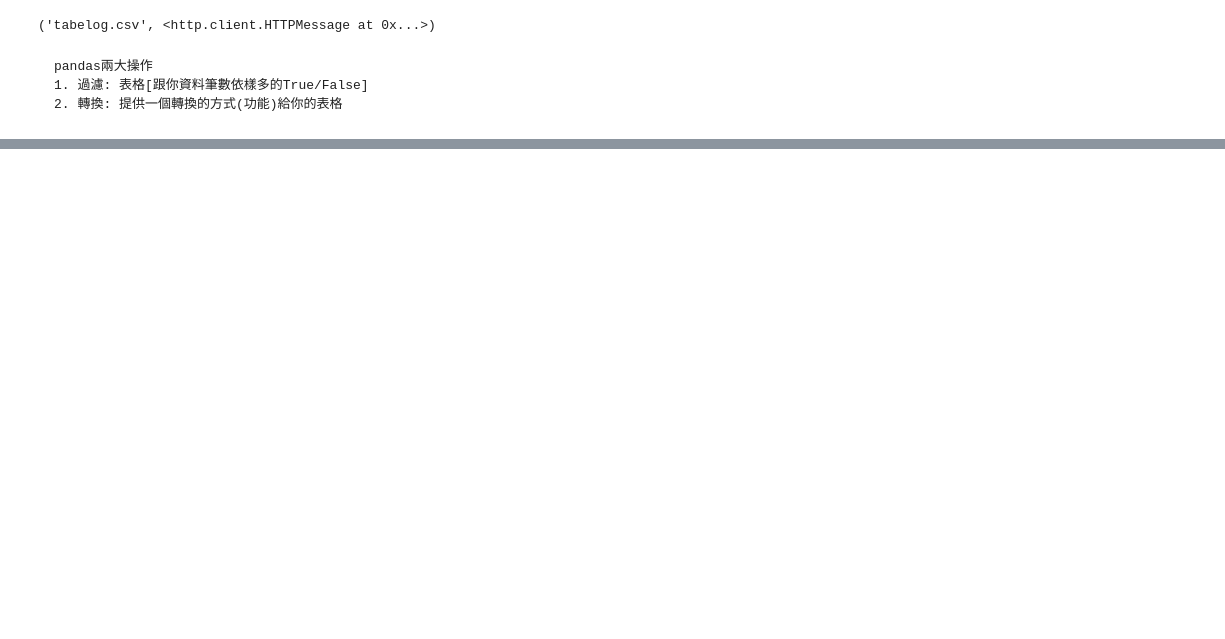
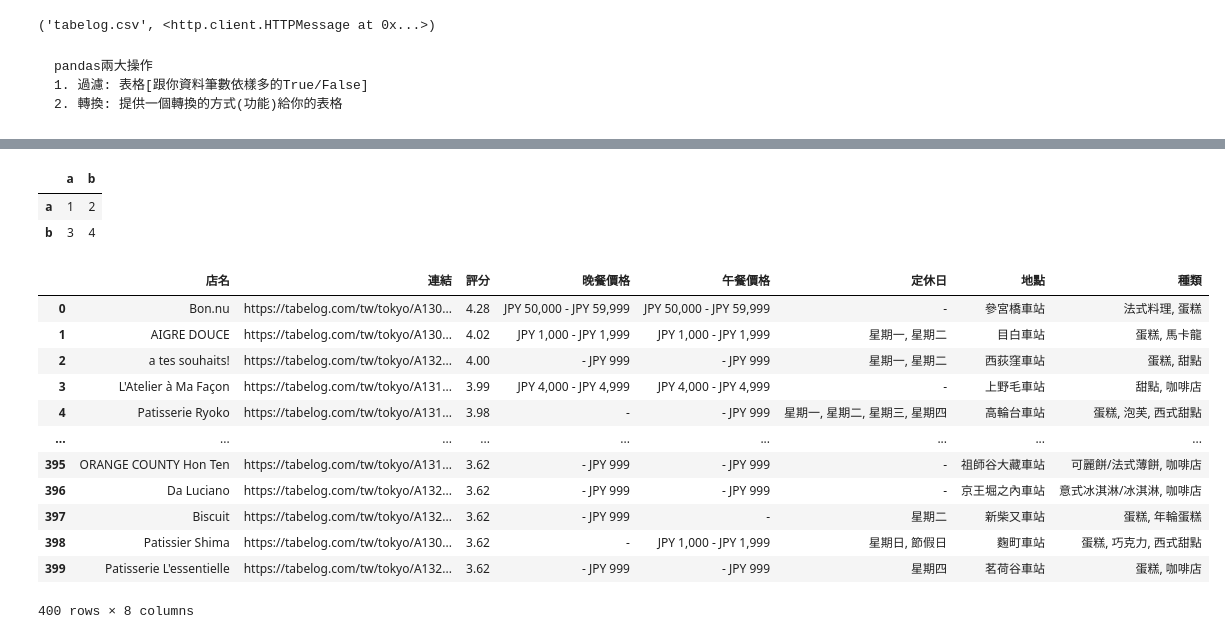
Before and after one commit to Elwing-Chou/tibame_night_20250825, a Jupyter notebook: tibame_20250920.ipynb, the cells around one changed output, grey strips where cells are left out. Saved outputs shown, nothing was run; the diff lists cells and outputs as text; code cells hidden in the pictures; blank space fills up the shorter version.

```diff
--- a/tibame_20250920.ipynb
+++ b/tibame_20250920.ipynb
@@ -58,0 +45,31 @@ df
+# %%
+# demo drop
+# 你在很多的pandas的功能裡面都會看到axis這參數
+# 這參數只有兩個值 0 1
+testdf = pd.DataFrame([
+    [1, 2],
+    [3, 4]
+], columns=["a", "b"], index=["a", "b"])
+testdf = testdf.drop("a", axis=0)
+testdf
+# %% [output]
+|  | a | b |
+| a | 1 | 2 |
+| b | 3 | 4 |
+# %%
+df = df.drop("地點_種類", axis=1)
+df
+# %% [output]
+|  | 店名 | 連結 | 評分 | 晚餐價格 | 午餐價格 | 定休日 | 地點 | 種類 |
+| 0 | Bon.nu | https://tabelog.com/tw/tokyo/A130... | 4.28 | JPY 50,000 - JPY 59,999 | JPY 50,000 - JPY 59,999 | - | 參宮橋車站 | 法式料理, 蛋糕 |
+| 1 | AIGRE DOUCE | https://tabelog.com/tw/tokyo/A130... | 4.02 | JPY 1,000 - JPY 1,999 | JPY 1,000 - JPY 1,999 | 星期一, 星期二 | 目白車站 | 蛋糕, 馬卡龍 |
+| 2 | a tes souhaits! | https://tabelog.com/tw/tokyo/A132... | 4.00 | - JPY 999 | - JPY 999 | 星期一, 星期二 | 西荻窪車站 | 蛋糕, 甜點 |
+| 3 | L'Atelier à Ma Façon | https://tabelog.com/tw/tokyo/A131... | 3.99 | JPY 4,000 - JPY 4,999 | JPY 4,000 - JPY 4,999 | - | 上野毛車站 | 甜點, 咖啡店 |
+| 4 | Patisserie Ryoko | https://tabelog.com/tw/tokyo/A131... | 3.98 | - | - JPY 999 | 星期一, 星期二, 星期三, 星期四 | 高輪台車站 | 蛋糕, 泡芙, 西式甜點 |
+| ... | ... | ... | ... | ... | ... | ... | ... | ... |
+| 395 | ORANGE COUNTY Hon Ten | https://tabelog.com/tw/tokyo/A131... | 3.62 | - JPY 999 | - JPY 999 | - | 祖師谷大藏車站 | 可麗餅/法式薄餅, 咖啡店 |
+| 396 | Da Luciano | https://tabelog.com/tw/tokyo/A132... | 3.62 | - JPY 999 | - JPY 999 | - | 京王堀之內車站 | 意式冰淇淋/冰淇淋, 咖啡店 |
+| 397 | Biscuit | https://tabelog.com/tw/tokyo/A132... | 3.62 | - JPY 999 | - | 星期二 | 新柴又車站 | 蛋糕, 年輪蛋糕 |
+| 398 | Patissier Shima | https://tabelog.com/tw/tokyo/A130... | 3.62 | - | JPY 1,000 - JPY 1,999 | 星期日, 節假日 | 麴町車站 | 蛋糕, 巧克力, 西式甜點 |
+| 399 | Patisserie L'essentielle | https://tabelog.com/tw/tokyo/A132... | 3.62 | - JPY 999 | - JPY 999 | 星期四 | 茗荷谷車站 | 蛋糕, 咖啡店 |
+400 rows × 8 columns
```
Also changed, not shown: parts of 1 cell of this notebook.
